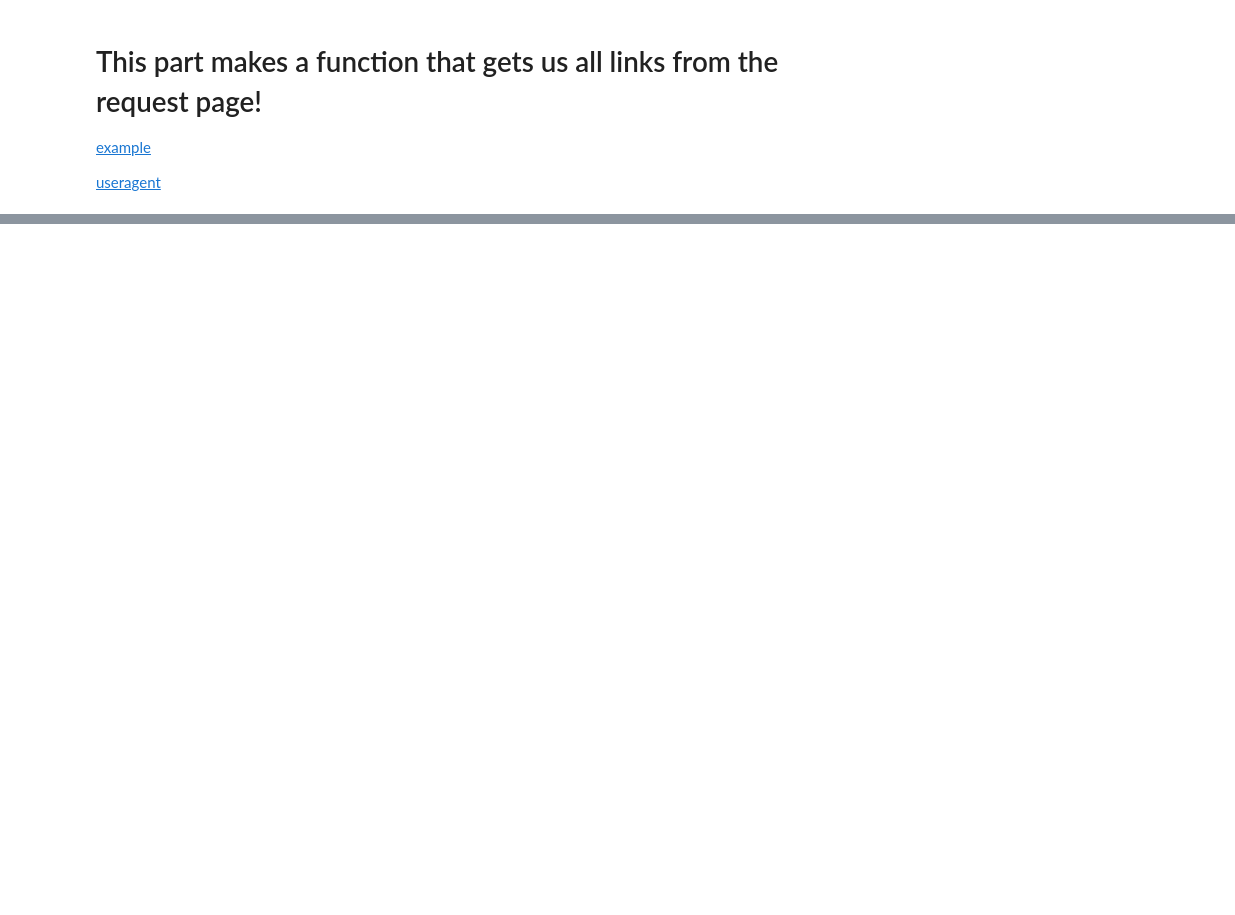
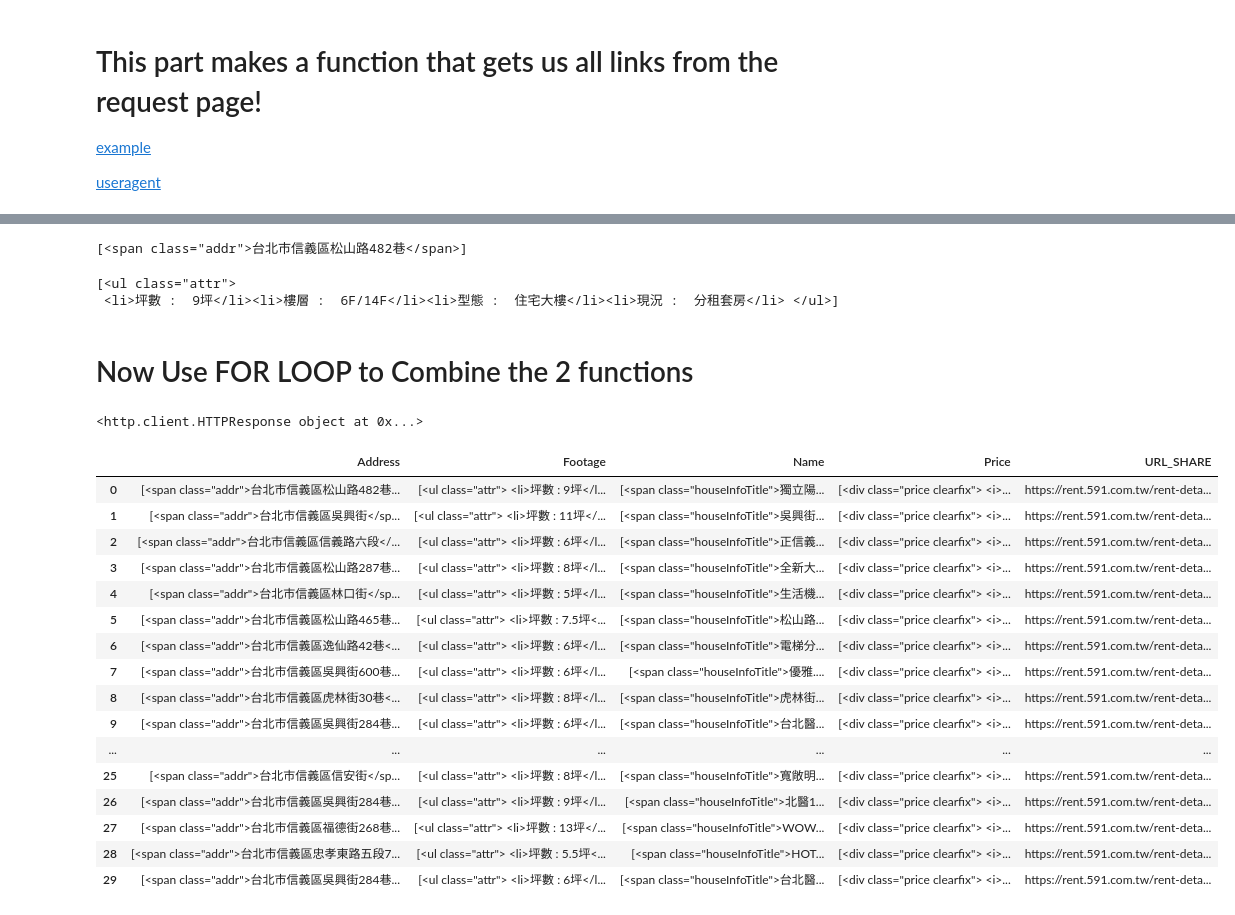
Before and after one commit to dizzybaron/TMUrealEstate, a Jupyter notebook: TMUrealEstate.ipynb, the cells around one changed output, grey strips where cells are left out. Cells and saved outputs as stored; diff of their text form; code cells hidden in the pictures; blank space fills up the shorter version.

Commit message:
Added ShareHouse Database
Basic dataframe.
Now it works.
However, data still needs refined.

```diff
--- a/TMUrealEstate.ipynb
+++ b/TMUrealEstate.ipynb
@@ -121,0 +186,5 @@ QueryToLink(url_share)
+# %%
+# Test
+ScrapeAddr('https://rent.591.com.tw/rent-detail-5253790.html')
+# %% [output]
+[<span class="addr">台北市信義區松山路482巷</span>]
@@ -121,0 +219,55 @@ QueryToLink(url_share)
+# %%
+# Test
+ScrapeFootage('https://rent.591.com.tw/rent-detail-5253790.html')
+# %% [output]
+[<ul class="attr">
+ <li>坪數 :  9坪</li><li>樓層 :  6F/14F</li><li>型態 :  住宅大樓</li><li>現況 :  分租套房</li> </ul>]
+# %% [markdown]
+# Now Use FOR LOOP to Combine the 2 functions
+# %%
+# Use FOR LOOP to Enter the list URL
+import pandas as pd
+import numpy as np
+
+url_share = 'https://rent.591.com.tw/home/rent/index/r1s7k3.html?kind=1&region=1&section=7'
+#df_share_URL = pd.DataFrame(QueryToLink(url_share))
+url_share = QueryToLink(url_share)
+
+price_share = []
+for i in url_share:
+    price_share.append(ScrapePrice(i))
+
+name_share = []
+for i in url_share:
+    name_share.append(ScrapeName(i))
+
+addr_share = []
+for i in url_share:
+    addr_share.append(ScrapeAddr(i))
+
+footage_share = []
+for i in url_share:
+    footage_share.append(ScrapeFootage(i))
+
+#price_share
+df_share = pd.DataFrame({'URL_SHARE':url_share, 'Name':name_share, 'Price':price_share, 'Address':addr_share, 'Footage':footage_share})
+df_share
+# %% [output]
+<http.client.HTTPResponse object at 0x...>
+|  | Address | Footage | Name | Price | URL_SHARE |
+| 0 | [<span class="addr">台北市信義區松山路482巷... | [<ul class="attr"> <li>坪數 : 9坪</l... | [<span class="houseInfoTitle">獨立陽... | [<div class="price clearfix"> <i>... | https://rent.591.com.tw/rent-deta... |
+| 1 | [<span class="addr">台北市信義區吳興街</sp... | [<ul class="attr"> <li>坪數 : 11坪</... | [<span class="houseInfoTitle">吳興街... | [<div class="price clearfix"> <i>... | https://rent.591.com.tw/rent-deta... |
+| 2 | [<span class="addr">台北市信義區信義路六段</... | [<ul class="attr"> <li>坪數 : 6坪</l... | [<span class="houseInfoTitle">正信義... | [<div class="price clearfix"> <i>... | https://rent.591.com.tw/rent-deta... |
+| 3 | [<span class="addr">台北市信義區松山路287巷... | [<ul class="attr"> <li>坪數 : 8坪</l... | [<span class="houseInfoTitle">全新大... | [<div class="price clearfix"> <i>... | https://rent.591.com.tw/rent-deta... |
+| 4 | [<span class="addr">台北市信義區林口街</sp... | [<ul class="attr"> <li>坪數 : 5坪</l... | [<span class="houseInfoTitle">生活機... | [<div class="price clearfix"> <i>... | https://rent.591.com.tw/rent-deta... |
+| 5 | [<span class="addr">台北市信義區松山路465巷... | [<ul class="attr"> <li>坪數 : 7.5坪<... | [<span class="houseInfoTitle">松山路... | [<div class="price clearfix"> <i>... | https://rent.591.com.tw/rent-deta... |
+| 6 | [<span class="addr">台北市信義區逸仙路42巷<... | [<ul class="attr"> <li>坪數 : 6坪</l... | [<span class="houseInfoTitle">電梯分... | [<div class="price clearfix"> <i>... | https://rent.591.com.tw/rent-deta... |
+| 7 | [<span class="addr">台北市信義區吳興街600巷... | [<ul class="attr"> <li>坪數 : 6坪</l... | [<span class="houseInfoTitle">優雅.... | [<div class="price clearfix"> <i>... | https://rent.591.com.tw/rent-deta... |
+| 8 | [<span class="addr">台北市信義區虎林街30巷<... | [<ul class="attr"> <li>坪數 : 8坪</l... | [<span class="houseInfoTitle">虎林街... | [<div class="price clearfix"> <i>... | https://rent.591.com.tw/rent-deta... |
+| 9 | [<span class="addr">台北市信義區吳興街284巷... | [<ul class="attr"> <li>坪數 : 6坪</l... | [<span class="houseInfoTitle">台北醫... | [<div class="price clearfix"> <i>... | https://rent.591.com.tw/rent-deta... |
+| ... | ... | ... | ... | ... | ... |
+| 25 | [<span class="addr">台北市信義區信安街</sp... | [<ul class="attr"> <li>坪數 : 8坪</l... | [<span class="houseInfoTitle">寬敞明... | [<div class="price clearfix"> <i>... | https://rent.591.com.tw/rent-deta... |
+| 26 | [<span class="addr">台北市信義區吳興街284巷... | [<ul class="attr"> <li>坪數 : 9坪</l... | [<span class="houseInfoTitle">北醫1... | [<div class="price clearfix"> <i>... | https://rent.591.com.tw/rent-deta... |
+| 27 | [<span class="addr">台北市信義區福德街268巷... | [<ul class="attr"> <li>坪數 : 13坪</... | [<span class="houseInfoTitle">WOW... | [<div class="price clearfix"> <i>... | https://rent.591.com.tw/rent-deta... |
+| 28 | [<span class="addr">台北市信義區忠孝東路五段7... | [<ul class="attr"> <li>坪數 : 5.5坪<... | [<span class="houseInfoTitle">HOT... | [<div class="price clearfix"> <i>... | https://rent.591.com.tw/rent-deta... |
+| 29 | [<span class="addr">台北市信義區吳興街284巷... | [<ul class="attr"> <li>坪數 : 6坪</l... | [<span class="houseInfoTitle">台北醫... | [<div class="price clearfix"> <i>... | https://rent.591.com.tw/rent-deta... |
```
Also changed, not shown: parts of 12 cells of this notebook.
